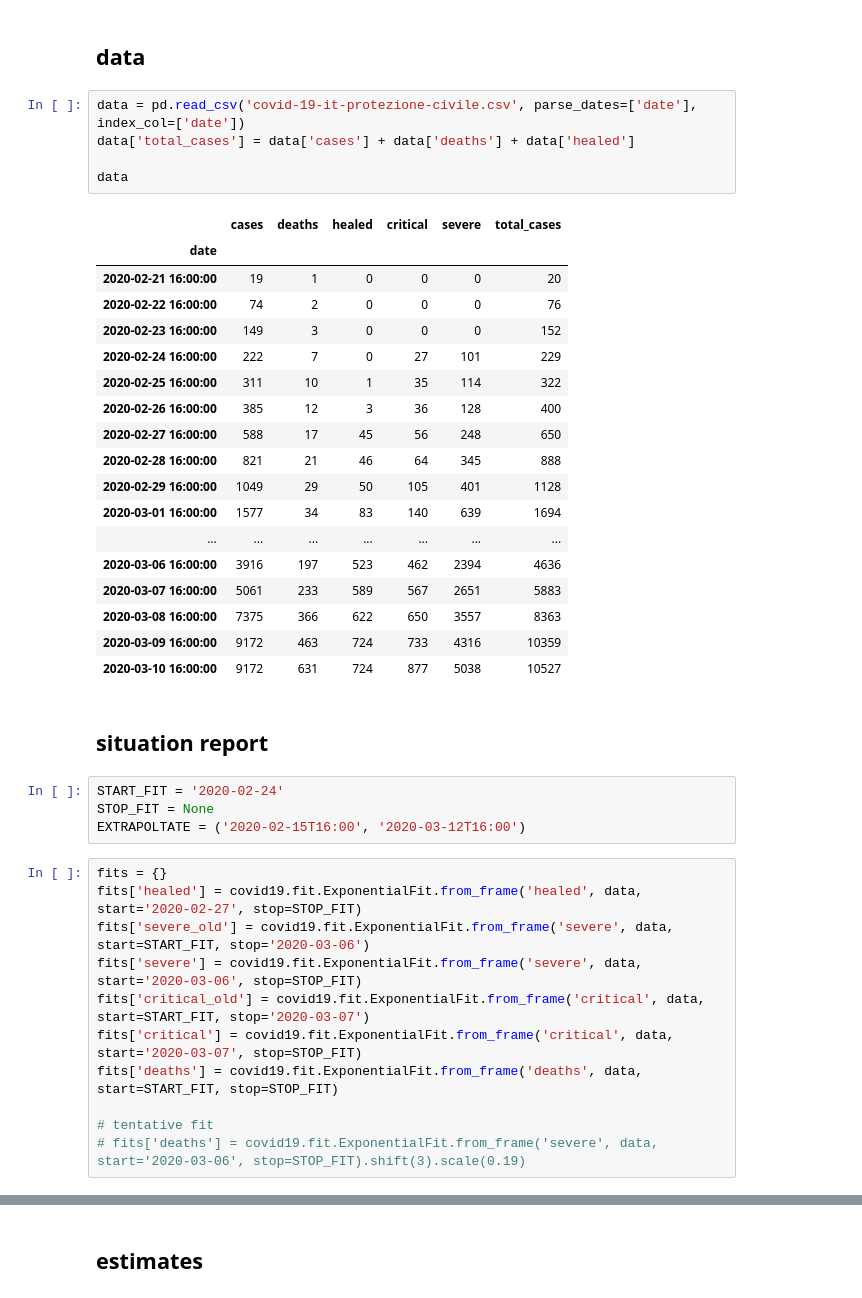
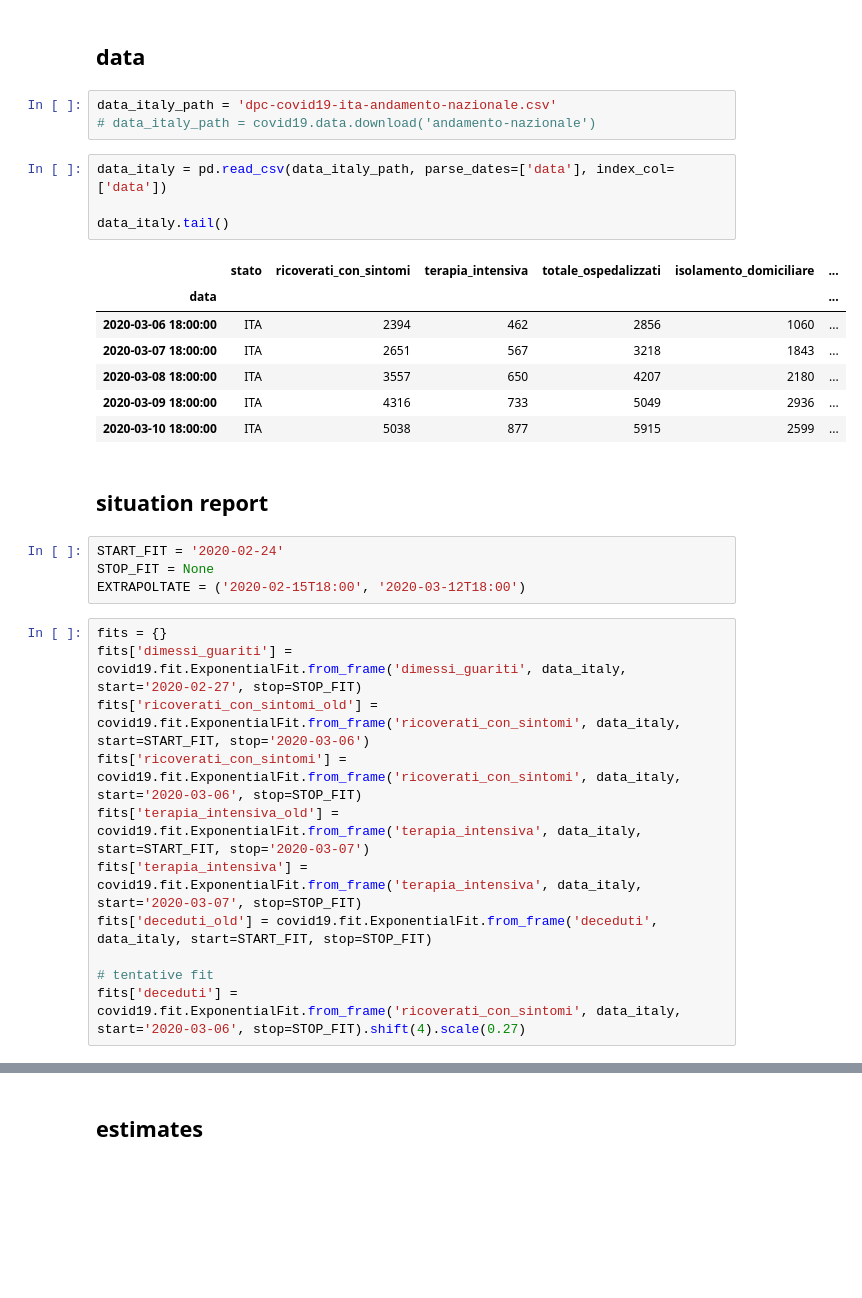
Before and after one commit to alexamici/covid-19-notebooks, a Jupyter notebook: notebooks/italy-situation-report.ipynb, the cells around one changed output, grey strips where cells are left out. Drawn from its saved outputs; the diff is of its cells as text; blank space fills up the shorter version.

```diff
--- a/notebooks/italy-situation-report.ipynb
+++ b/notebooks/italy-situation-report.ipynb
@@ -19,46 +19,37 @@ sns.set_style('whitegrid')
 import covid19
 # %% [markdown]
 ## data
-# %%
-data = pd.read_csv('covid-19-it-protezione-civile.csv', parse_dates=['date'], index_col=['date'])
-data['total_cases'] = data['cases'] + data['deaths'] + data['healed']
-
-data
-# %% [output]
-|  | cases | deaths | healed | critical | severe | total_cases |
-| date |  |  |  |  |  |  |
-| 2020-02-21 16:00:00 | 19 | 1 | 0 | 0 | 0 | 20 |
-| 2020-02-22 16:00:00 | 74 | 2 | 0 | 0 | 0 | 76 |
-| 2020-02-23 16:00:00 | 149 | 3 | 0 | 0 | 0 | 152 |
-| 2020-02-24 16:00:00 | 222 | 7 | 0 | 27 | 101 | 229 |
-| 2020-02-25 16:00:00 | 311 | 10 | 1 | 35 | 114 | 322 |
-| 2020-02-26 16:00:00 | 385 | 12 | 3 | 36 | 128 | 400 |
-| 2020-02-27 16:00:00 | 588 | 17 | 45 | 56 | 248 | 650 |
-| 2020-02-28 16:00:00 | 821 | 21 | 46 | 64 | 345 | 888 |
-| 2020-02-29 16:00:00 | 1049 | 29 | 50 | 105 | 401 | 1128 |
-| 2020-03-01 16:00:00 | 1577 | 34 | 83 | 140 | 639 | 1694 |
-| ... | ... | ... | ... | ... | ... | ... |
-| 2020-03-06 16:00:00 | 3916 | 197 | 523 | 462 | 2394 | 4636 |
-| 2020-03-07 16:00:00 | 5061 | 233 | 589 | 567 | 2651 | 5883 |
-| 2020-03-08 16:00:00 | 7375 | 366 | 622 | 650 | 3557 | 8363 |
-| 2020-03-09 16:00:00 | 9172 | 463 | 724 | 733 | 4316 | 10359 |
-| 2020-03-10 16:00:00 | 9172 | 631 | 724 | 877 | 5038 | 10527 |
+# %%
+data_italy_path = 'dpc-covid19-ita-andamento-nazionale.csv'
+# data_italy_path = covid19.data.download('andamento-nazionale')
+# %%
+data_italy = pd.read_csv(data_italy_path, parse_dates=['data'], index_col=['data'])
+
+data_italy.tail()
+# %% [output]
+|  | stato | ricoverati_con_sintomi | terapia_intensiva | totale_ospedalizzati | isolamento_domiciliare | ... |
+| data |  |  |  |  |  | ... |
+| 2020-03-06 18:00:00 | ITA | 2394 | 462 | 2856 | 1060 | ... |
+| 2020-03-07 18:00:00 | ITA | 2651 | 567 | 3218 | 1843 | ... |
+| 2020-03-08 18:00:00 | ITA | 3557 | 650 | 4207 | 2180 | ... |
+| 2020-03-09 18:00:00 | ITA | 4316 | 733 | 5049 | 2936 | ... |
+| 2020-03-10 18:00:00 | ITA | 5038 | 877 | 5915 | 2599 | ... |
 # %% [markdown]
 ## situation report
 # %%
 START_FIT = '2020-02-24'
 STOP_FIT = None
-EXTRAPOLTATE = ('2020-02-15T16:00', '2020-03-12T16:00')
+EXTRAPOLTATE = ('2020-02-15T18:00', '2020-03-12T18:00')
 # %%
 fits = {}
-fits['healed'] = covid19.fit.ExponentialFit.from_frame('healed', data, start='2020-02-27', stop=STOP_FIT)
-fits['severe_old'] = covid19.fit.ExponentialFit.from_frame('severe', data, start=START_FIT, stop='2020-03-06')
-fits['severe'] = covid19.fit.ExponentialFit.from_frame('severe', data, start='2020-03-06', stop=STOP_FIT)
-fits['critical_old'] = covid19.fit.ExponentialFit.from_frame('critical', data, start=START_FIT, stop='2020-03-07')
-fits['critical'] = covid19.fit.ExponentialFit.from_frame('critical', data, start='2020-03-07', stop=STOP_FIT)
-fits['deaths'] = covid19.fit.ExponentialFit.from_frame('deaths', data, start=START_FIT, stop=STOP_FIT)
+fits['dimessi_guariti'] = covid19.fit.ExponentialFit.from_frame('dimessi_guariti', data_italy, start='2020-02-27', stop=STOP_FIT)
+fits['ricoverati_con_sintomi_old'] = covid19.fit.ExponentialFit.from_frame('ricoverati_con_sintomi', data_italy, start=START_FIT, stop='2020-03-06')
+fits['ricoverati_con_sintomi'] = covid19.fit.ExponentialFit.from_frame('ricoverati_con_sintomi', data_italy, start='2020-03-06', stop=STOP_FIT)
+fits['terapia_intensiva_old'] = covid19.fit.ExponentialFit.from_frame('terapia_intensiva', data_italy, start=START_FIT, stop='2020-03-07')
+fits['terapia_intensiva'] = covid19.fit.ExponentialFit.from_frame('terapia_intensiva', data_italy, start='2020-03-07', stop=STOP_FIT)
+fits['deceduti_old'] = covid19.fit.ExponentialFit.from_frame('deceduti', data_italy, start=START_FIT, stop=STOP_FIT)
 
 # tentative fit
-# fits['deaths'] = covid19.fit.ExponentialFit.from_frame('severe', data, start='2020-03-06', stop=STOP_FIT).shift(3).scale(0.19)
+fits['deceduti'] = covid19.fit.ExponentialFit.from_frame('ricoverati_con_sintomi', data_italy, start='2020-03-06', stop=STOP_FIT).shift(4).scale(0.27)
 # %%
 _, ax = plt.subplots(subplot_kw={'yscale': 'log', 'ylim': (5, 20000)})
```
Also changed, not shown: parts of 3 cells of this notebook, 1 other file.
